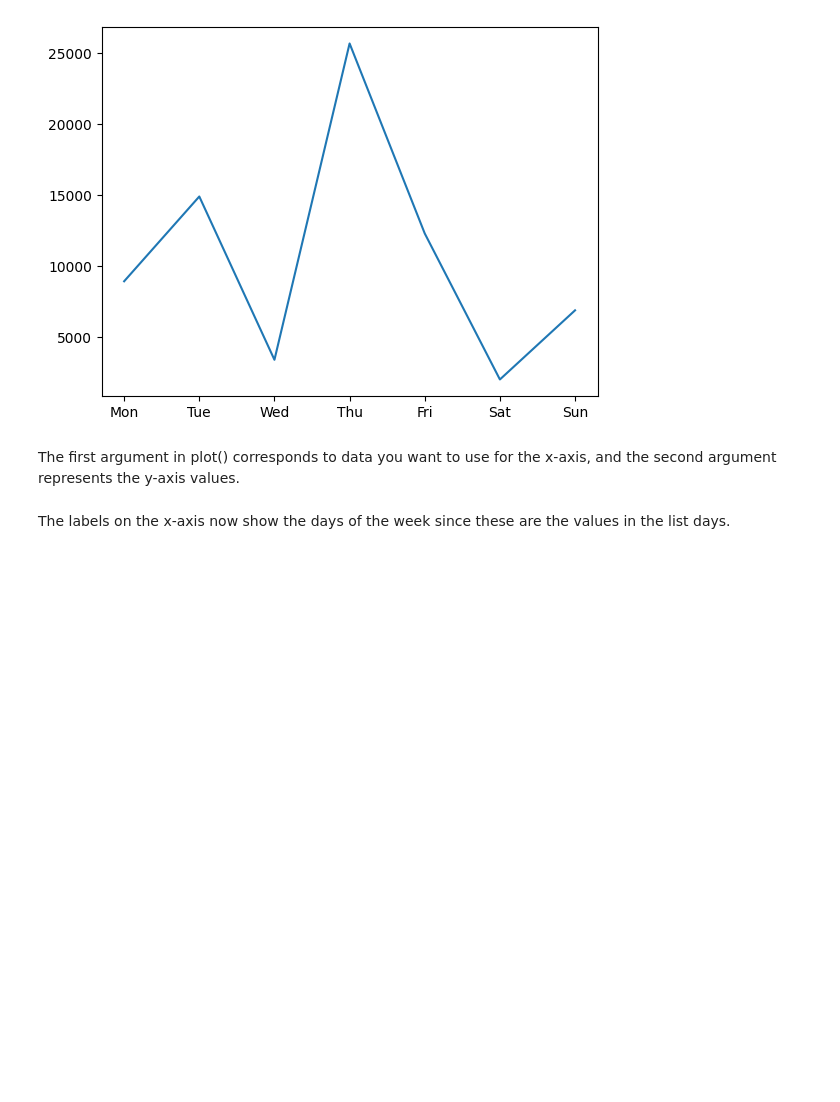
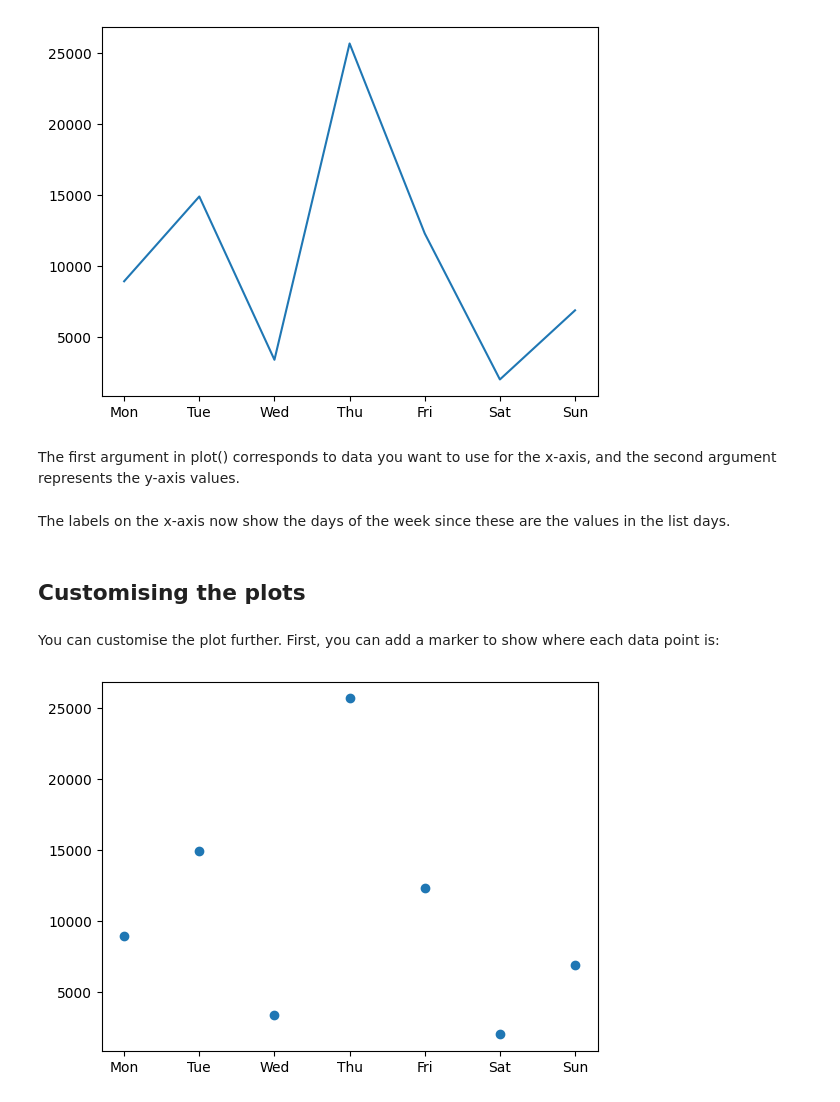
Before and after one commit to EfekanAlpsa/DataScientist-RoadMap, a Jupyter notebook: 3 - Pandas, Data Visualization/Matplotlib/Basics of Data Visualization in Python Using Matplotlib/Basics of Data Visualization in Python Using Matplotlib.ipynb, the cells around one changed output. Saved outputs shown, nothing was run; the diff lists cells and outputs as text; code cells hidden in the pictures; blank space fills up the shorter version.

Commit message:
reorganized 2. part of Basic of Data Visualization Python Using Matplotlib

```diff
--- a/3 - Pandas, Data Visualization/Matplotlib/Basics of Data Visualization in Python Using Matplotlib/Basics of Data Visualization in Python Using Matplotlib.ipynb
+++ b/3 - Pandas, Data Visualization/Matplotlib/Basics of Data Visualization in Python Using Matplotlib/Basics of Data Visualization in Python Using Matplotlib.ipynb
@@ -52,3 +52,17 @@ plt.show()
 The first argument in plot() corresponds to data you want to use for the x-axis, and the second argument represents the y-axis values.
 # %% [markdown]
 The labels on the x-axis now show the days of the week since these are the values in the list days.
+# %% [markdown]
+## Customising the plots
+# %% [markdown]
+You can customise the plot further. First, you can add a marker to show where each data point is:
+# %%
+import matplotlib.pyplot as plt
+
+days = ["Mon", "Tue", "Wed", "Thu", "Fri", "Sat", "Sun"]
+steps_walked = [8934, 14902, 3409, 25672, 12300, 2023, 6890]
+
+plt.plot(days, steps_walked, "o")
+plt.show()
+# %% [output]
+[figure, added]
```
Also changed, not shown: parts of 9 cells of this notebook.
